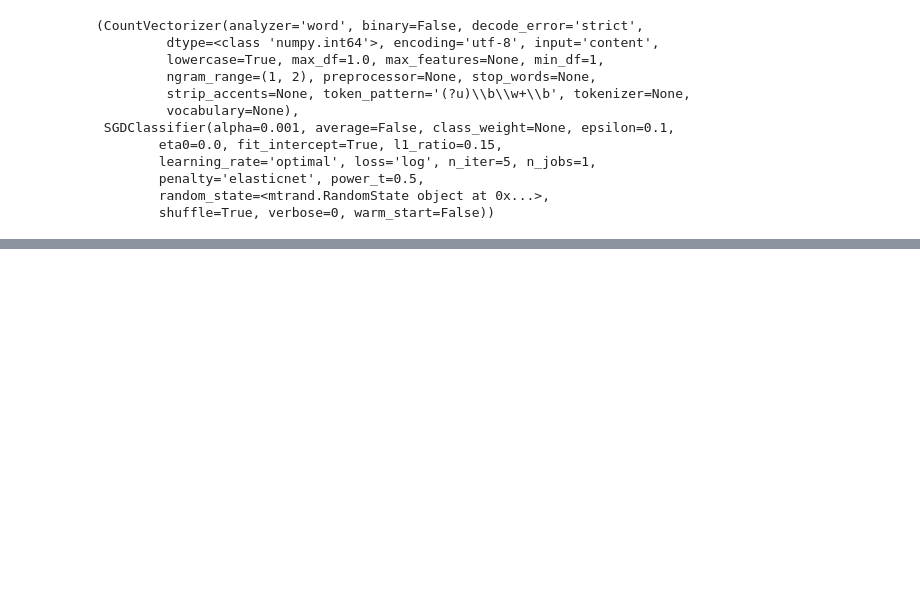
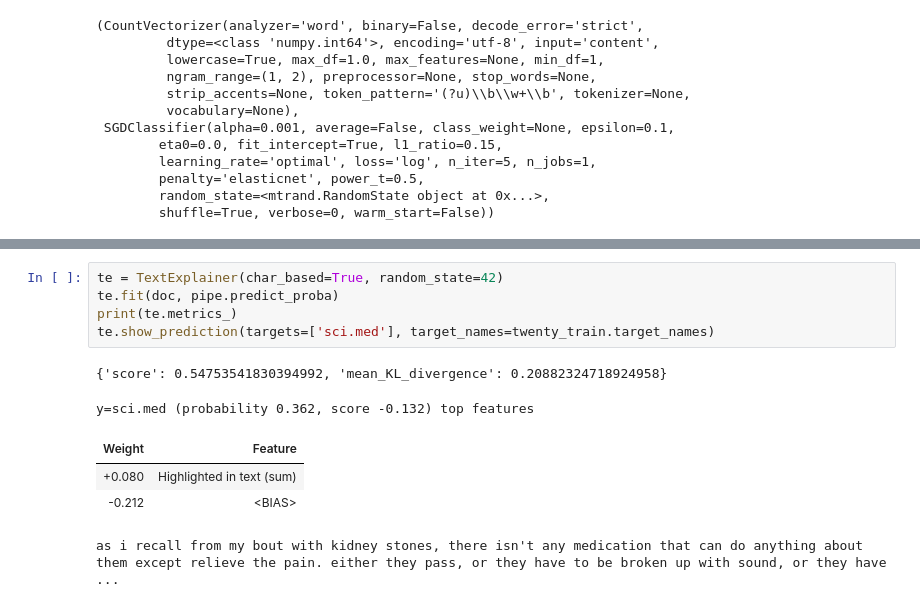
Before and after one commit to TeamHG-Memex/eli5, a Jupyter notebook: notebooks/TextExplainer.ipynb, the cells around one changed output, grey strips where cells are left out. Cells and saved outputs as stored; diff of their text form; blank space fills up the shorter version.

```diff
--- a/notebooks/TextExplainer.ipynb
+++ b/notebooks/TextExplainer.ipynb
@@ -248,0 +299,12 @@ Much better! It was a toy example, but the idea stands - if you think something
+# %%
+te = TextExplainer(char_based=True, random_state=42)
+te.fit(doc, pipe.predict_proba)
+print(te.metrics_)
+te.show_prediction(targets=['sci.med'], target_names=twenty_train.target_names)
+# %% [output]
+{'score': 0.54753541830394992, 'mean_KL_divergence': 0.20882324718924958}
+y=sci.med (probability 0.362, score -0.132) top features
+| Weight | Feature |
+| +0.080 | Highlighted in text (sum) |
+| -0.212 | <BIAS> |
+as i recall from my bout with kidney stones, there isn't any medication that can do anything about them except relieve the pain. either they pass, or they have to be broken up with sound, or they have ...
```
Also changed, not shown: parts of 29 cells of this notebook, 4 other files.
